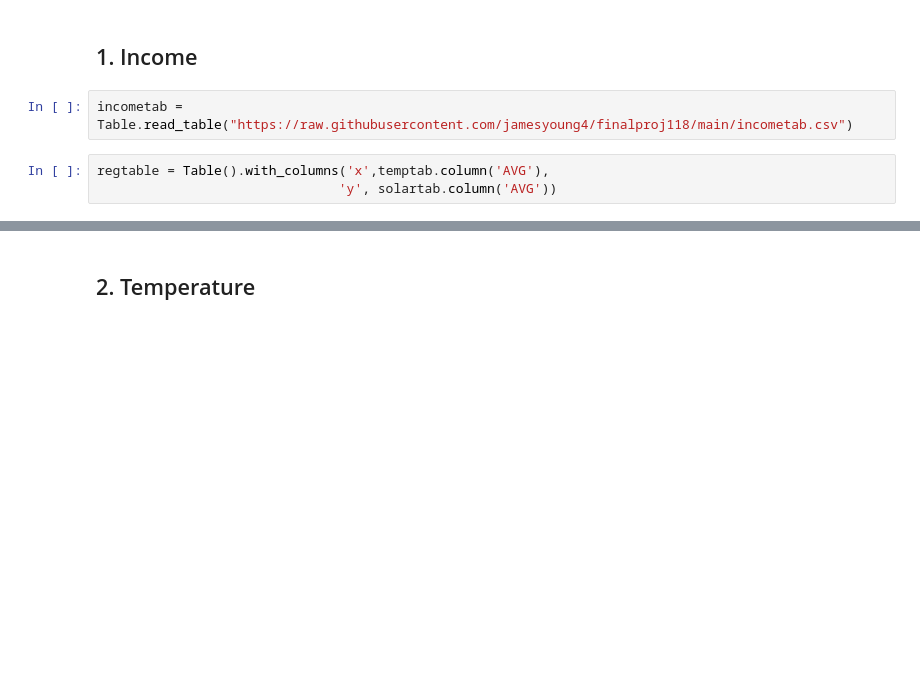
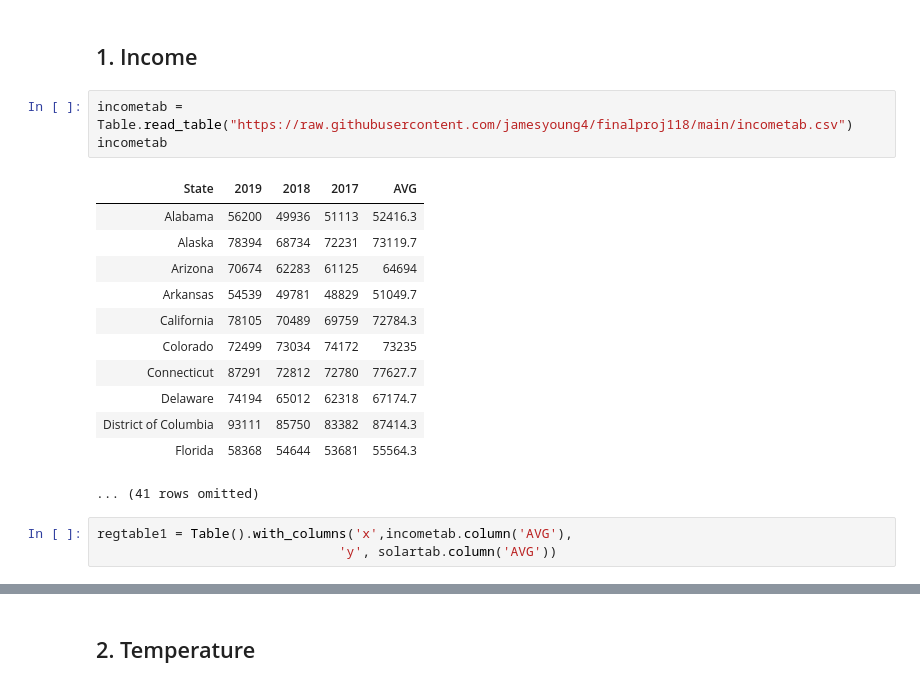
Before and after one commit to jamesyoung4/finalproj118, a Jupyter notebook: finalproj118 - AT JY LD SK.ipynb, the cells around one changed output, grey strips where cells are left out. Saved outputs shown, nothing was run; the diff lists cells and outputs as text; blank space fills up the shorter version.

```diff
--- a/finalproj118 - AT JY LD SK.ipynb
+++ b/finalproj118 - AT JY LD SK.ipynb
@@ -35,7 +48,21 @@ solarmap.show()
 ## 1. Income
 # %%
 incometab = Table.read_table("https://raw.githubusercontent.com/jamesyoung4/finalproj118/main/incometab.csv")
+incometab
+# %% [output]
+| State | 2019 | 2018 | 2017 | AVG |
+| Alabama | 56200 | 49936 | 51113 | 52416.3 |
+| Alaska | 78394 | 68734 | 72231 | 73119.7 |
+| Arizona | 70674 | 62283 | 61125 | 64694 |
+| Arkansas | 54539 | 49781 | 48829 | 51049.7 |
+| California | 78105 | 70489 | 69759 | 72784.3 |
+| Colorado | 72499 | 73034 | 74172 | 73235 |
+| Connecticut | 87291 | 72812 | 72780 | 77627.7 |
+| Delaware | 74194 | 65012 | 62318 | 67174.7 |
+| District of Columbia | 93111 | 85750 | 83382 | 87414.3 |
+| Florida | 58368 | 54644 | 53681 | 55564.3 |
+... (41 rows omitted)
 # %%
-regtable = Table().with_columns('x',temptab.column('AVG'),
+regtable1 = Table().with_columns('x',incometab.column('AVG'),
                                'y', solartab.column('AVG'))
 # %%
```
Also changed, not shown: parts of 8 cells of this notebook.
